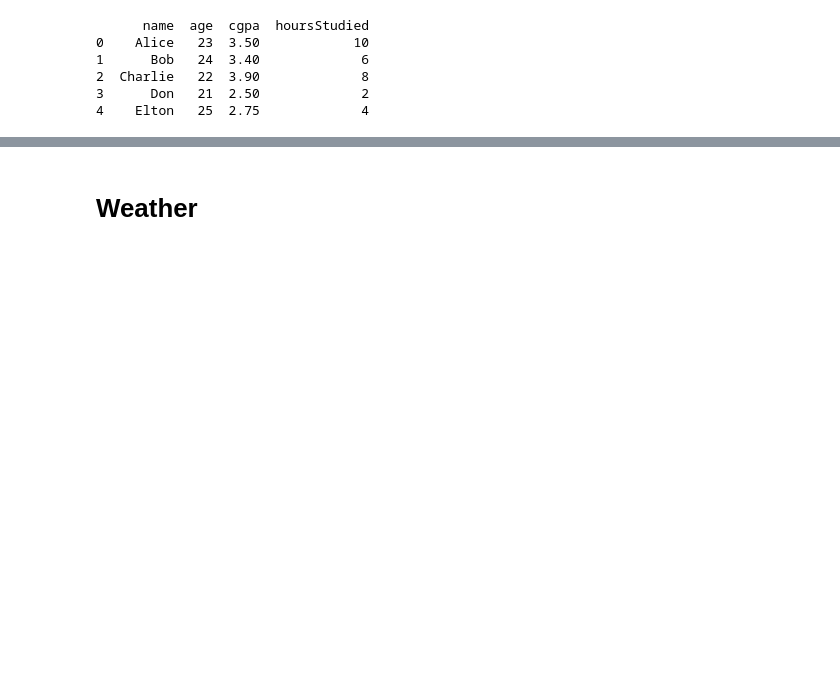
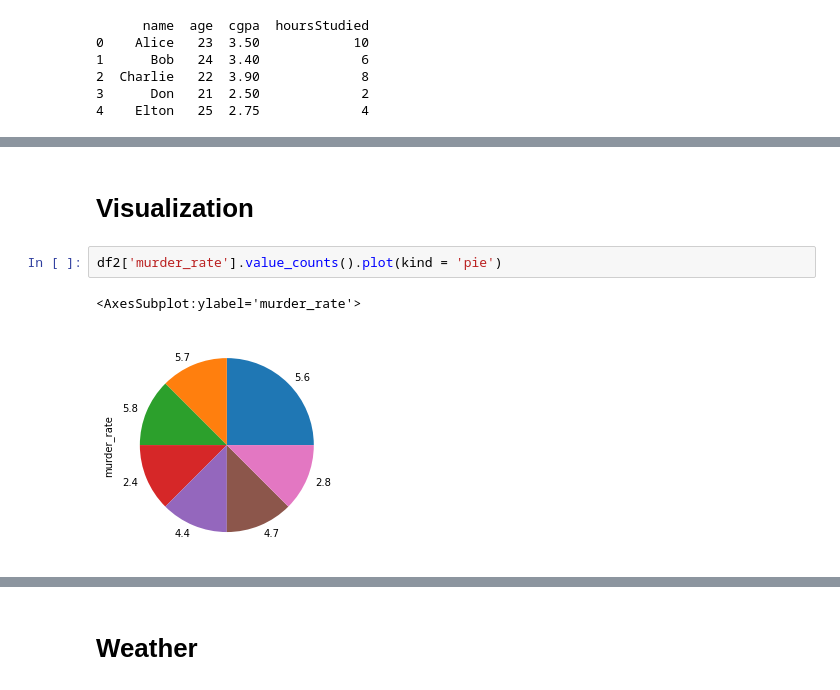
Before and after one commit to dipu0/Statistics_for_Data_Science_LabCode_CSE303, a Jupyter notebook: Lab#3/Lab#3.ipynb, the cells around one changed output, grey strips where cells are left out. Cells and saved outputs as stored; diff of their text form; blank space fills up the shorter version.

```diff
--- a/Lab#3/Lab#3.ipynb
+++ b/Lab#3/Lab#3.ipynb
@@ -178,0 +297,7 @@ print(df12)
+# %% [markdown]
+# Visualization
+# %%
+df2['murder_rate'].value_counts().plot(kind = 'pie')
+# %% [output]
+<AxesSubplot:ylabel='murder_rate'>
+[figure, added]
```
Also changed, not shown: parts of 18 cells of this notebook, 1 other file.
